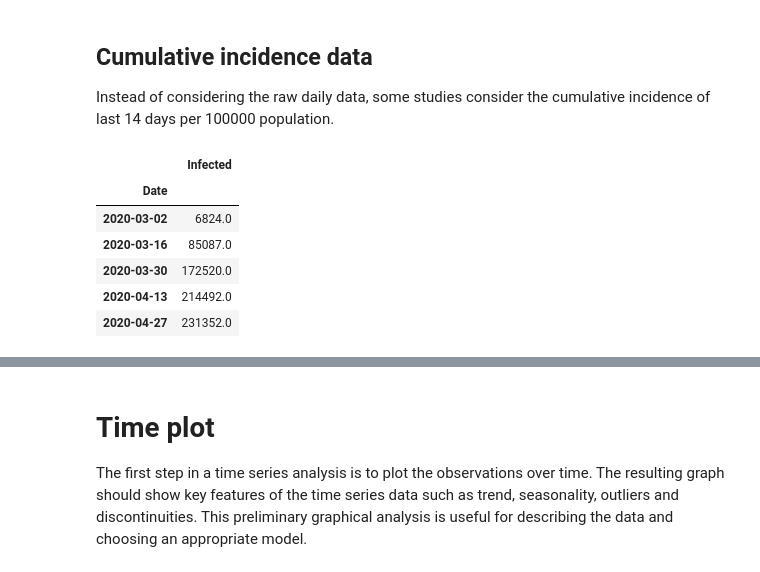
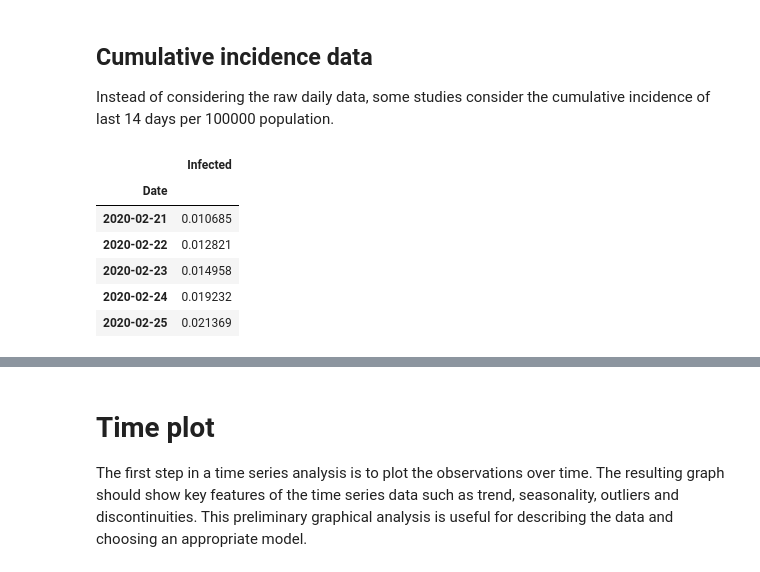
Before and after one commit to marialonsogar/COVID-Dynamics-Model-Comparison, a Jupyter notebook: analysis/EDA-COVID-Spain.ipynb, the cells around one changed output, grey strips where cells are left out. Saved outputs shown, nothing was run; the diff lists cells and outputs as text; code cells hidden in the pictures.

```diff
--- a/analysis/EDA-COVID-Spain.ipynb
+++ b/analysis/EDA-COVID-Spain.ipynb
@@ -137,11 +110,14 @@ def get_cumulative_incidence_data(days=14, cumsum=True):
-# %%
-ci = get_cumulative_incidence_data(14, True)
-ci.head()
-# %% [output]
-|  | Infected |
-| Date |  |
-| 2020-03-02 | 6824.0 |
-| 2020-03-16 | 85087.0 |
-| 2020-03-30 | 172520.0 |
-| 2020-04-13 | 214492.0 |
-| 2020-04-27 | 231352.0 |
+# %%
+# read cumulative incidence data from disk
+df_cum = pd.read_csv(base_dir / 'data' / 'final-data' / 'cumulative-incidence-14-days.csv', parse_dates=['Date'])
+df_cum.set_index(['Date'], inplace=True)
+df_cum = df_cum[(df_cum.index > pd.to_datetime('2020-02-20')) & (df_cum.index < pd.to_datetime('2021-12-01'))]
+df_cum.head()
+# %% [output]
+|  | Infected |
+| Date |  |
+| 2020-02-21 | 0.010685 |
+| 2020-02-22 | 0.012821 |
+| 2020-02-23 | 0.014958 |
+| 2020-02-24 | 0.019232 |
+| 2020-02-25 | 0.021369 |
```
Also changed, not shown: parts of 10 cells of this notebook.
